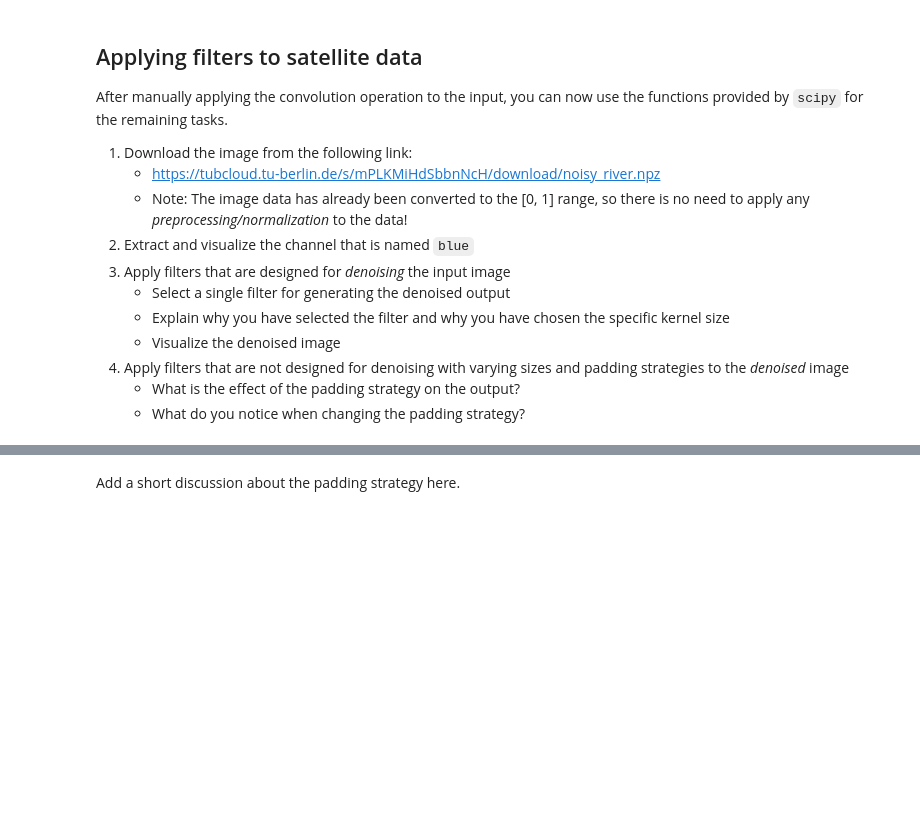
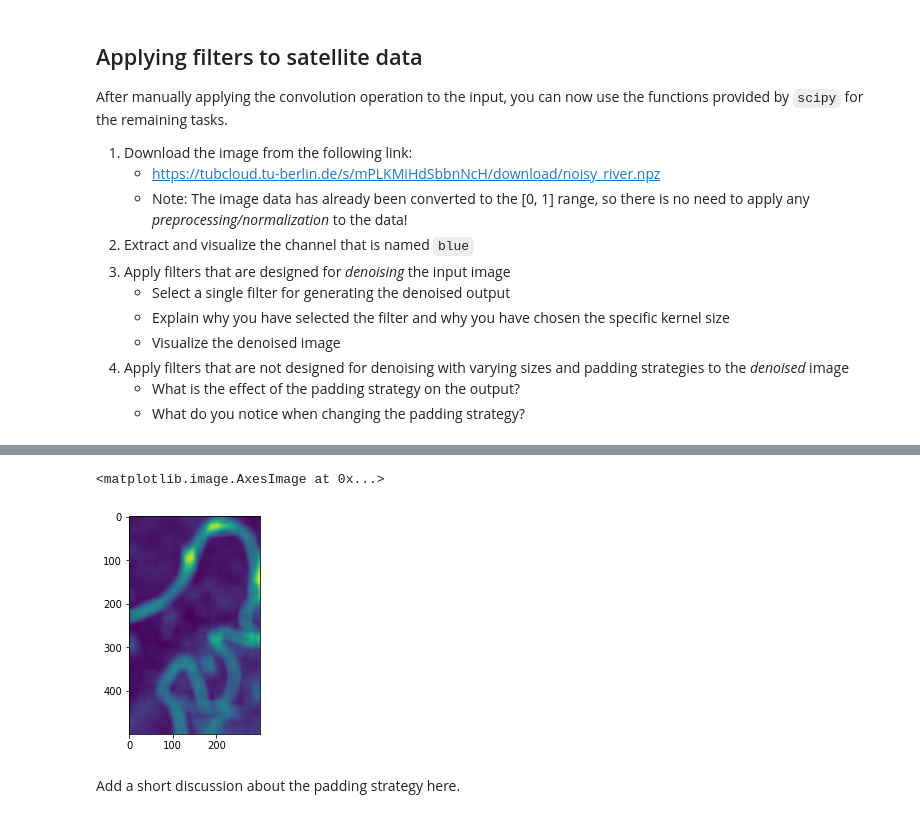
Before and after one commit to OliverStoll/Remote-Sensing-Applications, a Jupyter notebook: HW02.ipynb, the cells around one changed output, grey strips where cells are left out. Saved outputs shown, nothing was run; the diff lists cells and outputs as text; code cells hidden in the pictures; blank space fills up the shorter version.

Commit message:
HA 2 Fehlt nurnoch padding und features erkennen

```diff
--- a/HW02.ipynb
+++ b/HW02.ipynb
@@ -96,10 +204,19 @@ submission_denoised_img = deepcopy(denoised_img)
 # %%
 # apply different filter operations with various sizes and
 # padding strategies to the denoised image
 # try to visualize a couple of outputs that support your
 # arguments in the padding-strategy discussion!
 
-# (denoised_img)
+# bigger kernel size with averaging
+kernel_size = int(smaller_img_size / 10)
+avg_kernel = np.ones((kernel_size, kernel_size))
+denoised_img = ndimage.convolve(noisy_blue_band, avg_kernel) / avg_kernel.sum()
+plt.imshow(denoised_img)
+
+# TODO: change padding strategy / size
+# %% [output]
+<matplotlib.image.AxesImage at 0x...>
+[figure, added]
 # %% [markdown]
 Add a short discussion about the padding strategy here.
 # %% [markdown]
```
Also changed, not shown: parts of 9 cells of this notebook, 2 other files.
